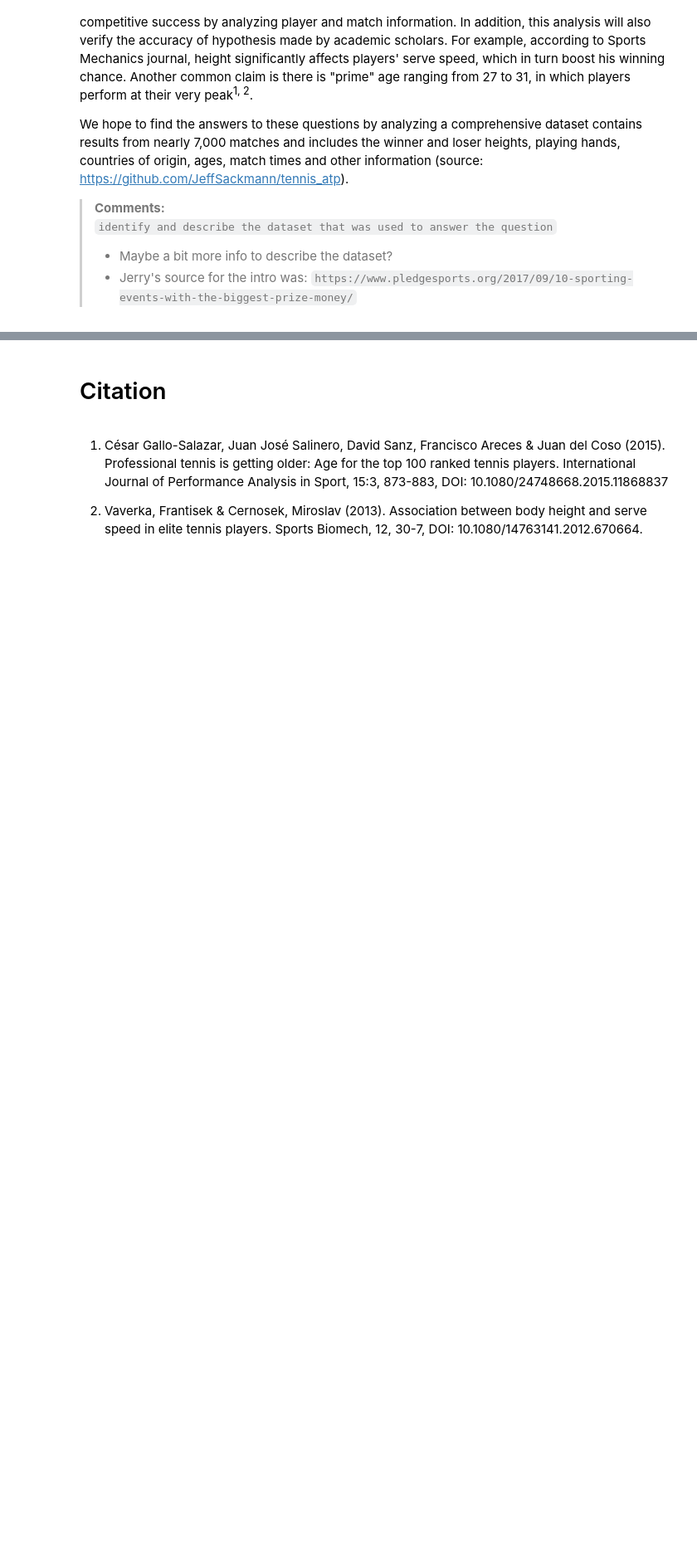
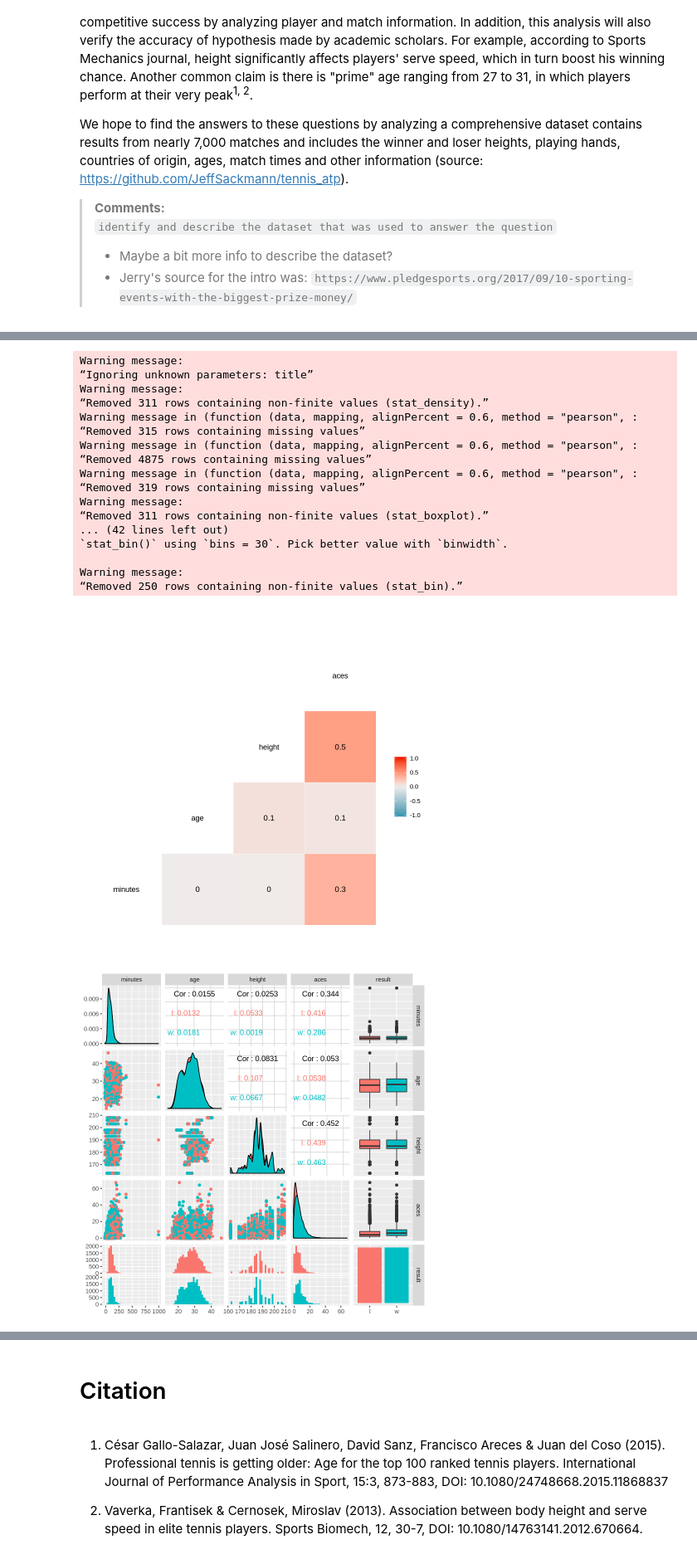
Before and after one commit to NicTavares/dsci100project, a Jupyter notebook: Report.ipynb, the cells around one changed output, grey strips where cells are left out. Shown: that part at 83% size. Cells and saved outputs as stored; diff of their text form; code cells hidden in the pictures; blank space fills up the shorter version.

```diff
--- a/Report.ipynb
+++ b/Report.ipynb
@@ -47,0 +54,6 @@ We hope to find the answers to these questions by analyzing a comprehensive data
+# %%
+data2017 <- read_csv('https://raw.githubusercontent.com/JeffSackmann/tennis_atp/master/atp_matches_2017.csv', col_types = cols())
+data2018 <- read_csv('https://raw.githubusercontent.com/JeffSackmann/tennis_atp/master/atp_matches_2018.csv', col_types = cols())
+data2019 <- read_csv('https://raw.githubusercontent.com/JeffSackmann/tennis_atp/master/atp_matches_2019.csv', col_types = cols())
+
+combined_data <- rbind(data2017, data2018, data2019)
@@ -47,0 +62,13 @@ We hope to find the answers to these questions by analyzing a comprehensive data
+# %%
+tennis <- combined_data %>%
+    select(winner_hand, loser_hand, winner_age, loser_age, winner_ht, loser_ht, minutes, w_ace, l_ace)
+
+tennis_win = select(tennis, winner_hand, winner_age, winner_ht, minutes, w_ace)
+tennis_loss = select(tennis, loser_hand, loser_age, loser_ht, minutes, l_ace)
+
+tennis_win = mutate(tennis_win, hand = winner_hand, age = winner_age, height = winner_ht, aces = w_ace, result = 'w') %>%
+            select(-winner_hand, -winner_age, -winner_ht, -w_ace)
+tennis_loss = mutate(tennis_loss, hand = loser_hand, age = loser_age, height = loser_ht, aces = l_ace, result = 'l') %>%
+            select(-loser_hand, -loser_age, -loser_ht, -l_ace)
+
+cleaned_data = rbind(tennis_win, tennis_loss)
@@ -47,0 +77,6 @@ We hope to find the answers to these questions by analyzing a comprehensive data
+# %%
+cleaned_data = mutate(cleaned_data, result = as.factor(result))
+rows = sample(nrow(cleaned_data))
+cleaned_data = cleaned_data[rows, ]
+
+head(cleaned_data)
@@ -47,0 +97,10 @@ We hope to find the answers to these questions by analyzing a comprehensive data
+# %%
+set.seed(42)
+
+training_rows <- cleaned_data %>%
+    select(result) %>%
+    unlist() %>%
+    createDataPartition (p = 0.75 , list = FALSE)
+
+training_set <- cleaned_data %>% slice (training_rows)
+testing_set <- cleaned_data %>% slice (-training_rows)
@@ -47,0 +115,28 @@ We hope to find the answers to these questions by analyzing a comprehensive data
+# %%
+options (repr.plot.width=7, repr.plot.height=7)
+tennis_matrix_train <- ggcorr(select(training_set, -hand, -result), label = TRUE, title = "Training Data Correlations", )
+tennis_matrix_train
+
+training_set2 = select(training_set, -hand)
+tennis_train_pairs = ggpairs(training_set2, columns = 1:5, ggplot2::aes(colour=result), progress = FALSE)
+tennis_train_pairs
+# %% [output]
+Warning message:
+“Ignoring unknown parameters: title”
+Warning message:
+“Removed 311 rows containing non-finite values (stat_density).”
+Warning message in (function (data, mapping, alignPercent = 0.6, method = "pearson", :
+“Removed 315 rows containing missing values”
+Warning message in (function (data, mapping, alignPercent = 0.6, method = "pearson", :
+“Removed 4875 rows containing missing values”
+Warning message in (function (data, mapping, alignPercent = 0.6, method = "pearson", :
+“Removed 319 rows containing missing values”
+Warning message:
+“Removed 311 rows containing non-finite values (stat_boxplot).”
+... (42 lines left out)
+`stat_bin()` using `bins = 30`. Pick better value with `binwidth`.
+
+Warning message:
+“Removed 250 rows containing non-finite values (stat_bin).”
+[figure, added]
+[figure, added]
```
Also changed, not shown: parts of 16 cells of this notebook.
